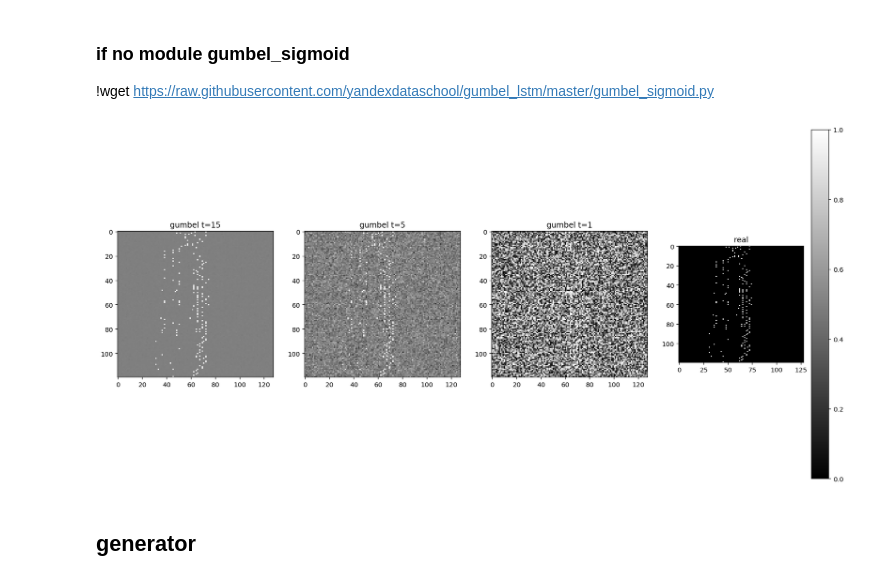
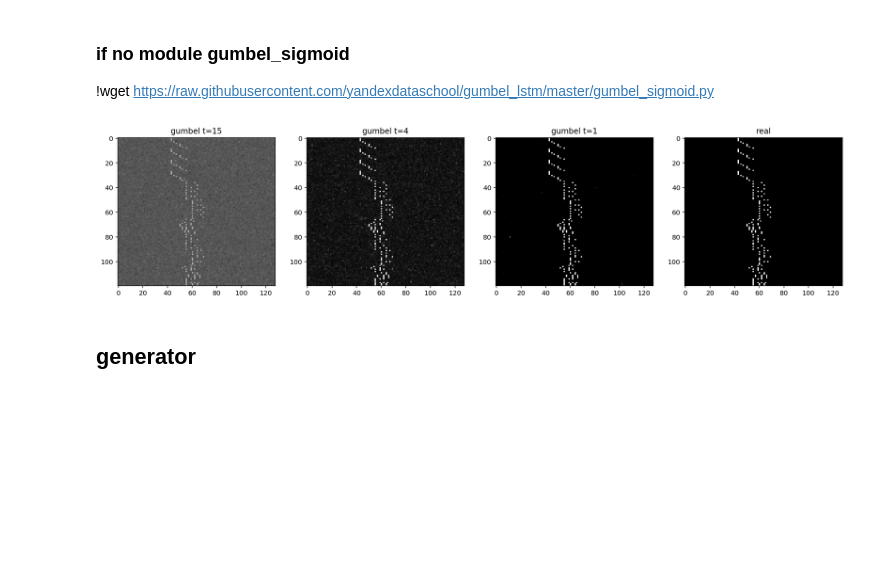
Before and after one commit to TIXFeniks/Hathor, a Jupyter notebook: Network-GAN-Gumbel.ipynb, the cells around one changed output. Drawn from its saved outputs; the diff is of its cells as text; code cells hidden in the pictures; blank space fills up the shorter version.

```diff
--- a/Network-GAN-Gumbel.ipynb
+++ b/Network-GAN-Gumbel.ipynb
@@ -40,9 +40,10 @@ sequence = sparse.csc_fmatrix('input_seq')
 dur_seq = T.fvector('Duration sequence')
 d_s_resh = dur_seq.reshape((-1, seq_len, 1))
 
-gumbel_t = theano.shared(np.float32(1.)) #temperature for gumbel-sigmoid
+gumbel_t = theano.shared(np.float32(10.)) #temperature for gumbel-sigmoid
+gumbel_k = theano.shared(np.float32(10.))
 
-X_gumbel = GumbelSigmoid(gumbel_t)(sequence*1e3)
+X_gumbel = GumbelSigmoid(gumbel_t)((sequence.toarray()*2-1)*gumbel_k)
 
 seq_gumbel = X_gumbel.reshape((-1, seq_len,128))
 # %%
@@ -56,31 +56,28 @@ notes = mat[:,:-1].astype("float32")
 # %%
 plt.figure(figsize=(20,10))
 
 
 plt.subplot(1,4,1)
 plt.title('gumbel t=15')
-gumbel_t.set_value(100)
+gumbel_t.set_value(15)
 plt.imshow(seq_gumbel.eval({sequence:notes}).reshape(-1,128),cmap="gray", aspect=1,vmin = 0, vmax = 1,interpolation='none')
 
 plt.subplot(1,4,2)
-plt.title('gumbel t=5')
-gumbel_t.set_value(5)
+plt.title('gumbel t=4')
+gumbel_t.set_value(4)
 plt.imshow(seq_gumbel.eval({sequence:notes}).reshape(-1,128),cmap="gray", aspect=1,vmin = 0, vmax = 1,interpolation='none')
 
 plt.subplot(1,4,3)
 plt.title('gumbel t=1')
 gumbel_t.set_value(1)
 plt.imshow(seq_gumbel.eval({sequence:notes}).reshape(-1,128),cmap="gray", aspect=1,vmin = 0, vmax = 1,interpolation='none')
 
 plt.subplot(1,4,4)
 plt.title('real')
-gumbel_t.set_value(0.051)
 plt.imshow(notes.toarray(), aspect=1 ,cmap="gray",vmin = 0, vmax = 1,interpolation='none')
 gumbel_t.set_value(1)
-
-plt.colorbar();
 # %% [output]
-[figure, old version]
+[figure, new version]
 # %%
 from agentnet import Recurrence
 from lasagne.layers import *
```
Also changed, not shown: parts of 16 cells of this notebook, 2 other files.
